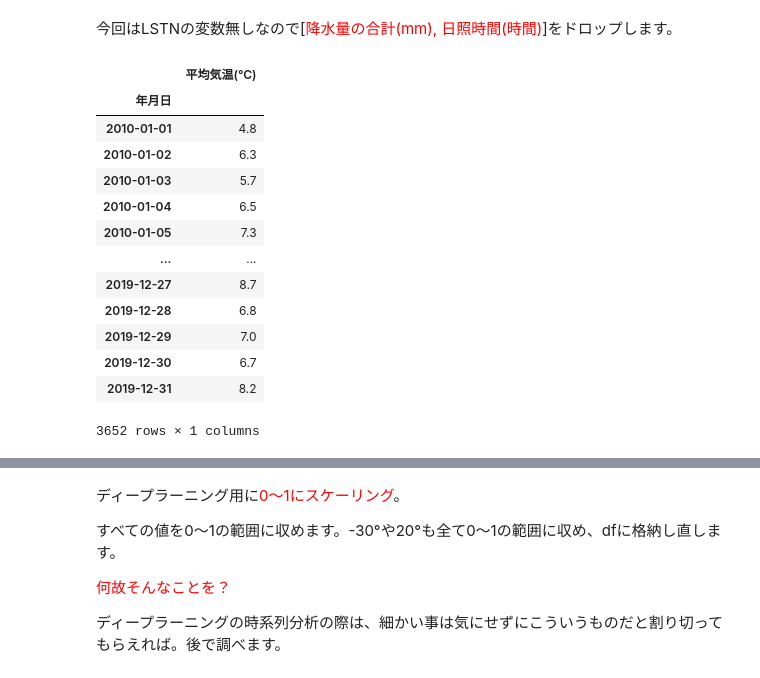
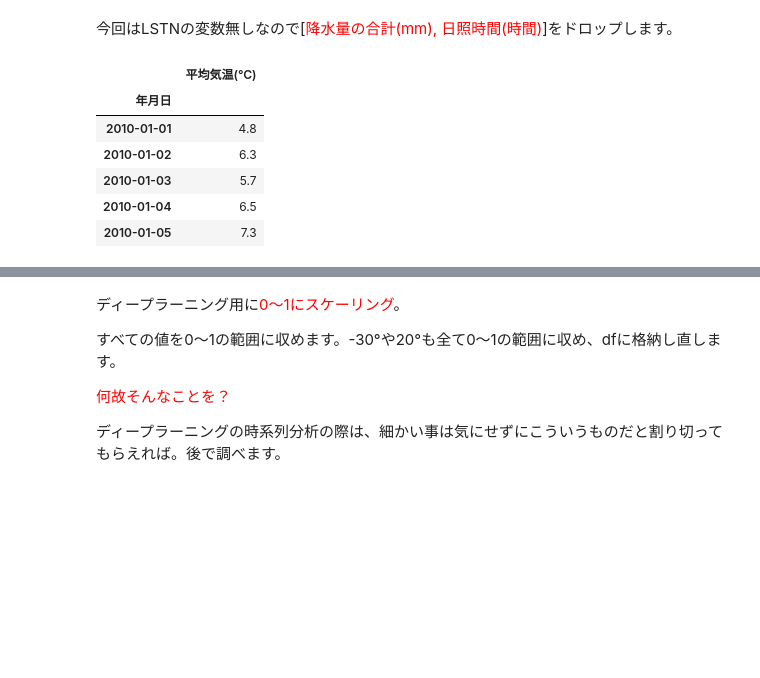
Before and after one commit to Ken-huea/Time-series-analysis, a Jupyter notebook: LSTNによる毎週の気温予測(変数の考慮無し).ipynb, the cells around one changed output, grey strips where cells are left out. Saved outputs shown, nothing was run; the diff lists cells and outputs as text; code cells hidden in the pictures; blank space fills up the shorter version.

```diff
--- a/LSTNによる毎週の気温予測(変数の考慮無し).ipynb
+++ b/LSTNによる毎週の気温予測(変数の考慮無し).ipynb
@@ -22,5 +19,5 @@ MinMaxScaler を用いた整形。　0〜1にスケーリングに正規化
 # %%
-df = pd.read_csv("3-4_TS_sample2.csv",index_col="年月日",encoding="shift_jis",parse_dates=True)
+df = pd.read_csv("/content/LSTNによる毎週の気温予測(変数の考慮無し).csv",index_col="年月日",encoding="shift_jis",parse_dates=True)
 df.head(4)
 # %% [output]
 |  | 平均気温(℃) | 降水量の合計(mm) | 日照時間(時間) |
@@ -33,20 +30,13 @@ df.head(4)
 今回はLSTNの変数無しなので[<font color="red">降水量の合計(mm),	日照時間(時間)</font>]をドロップします。
 # %%
 df = df[["平均気温(℃)"]]
-df
+df.head(5)
 # %% [output]
 |  | 平均気温(℃) |
 | 年月日 |  |
 | 2010-01-01 | 4.8 |
 | 2010-01-02 | 6.3 |
 | 2010-01-03 | 5.7 |
 | 2010-01-04 | 6.5 |
 | 2010-01-05 | 7.3 |
-| ... | ... |
-| 2019-12-27 | 8.7 |
-| 2019-12-28 | 6.8 |
-| 2019-12-29 | 7.0 |
-| 2019-12-30 | 6.7 |
-| 2019-12-31 | 8.2 |
-3652 rows × 1 columns
 # %% [markdown]
```
Also changed, not shown: parts of 23 cells of this notebook.
